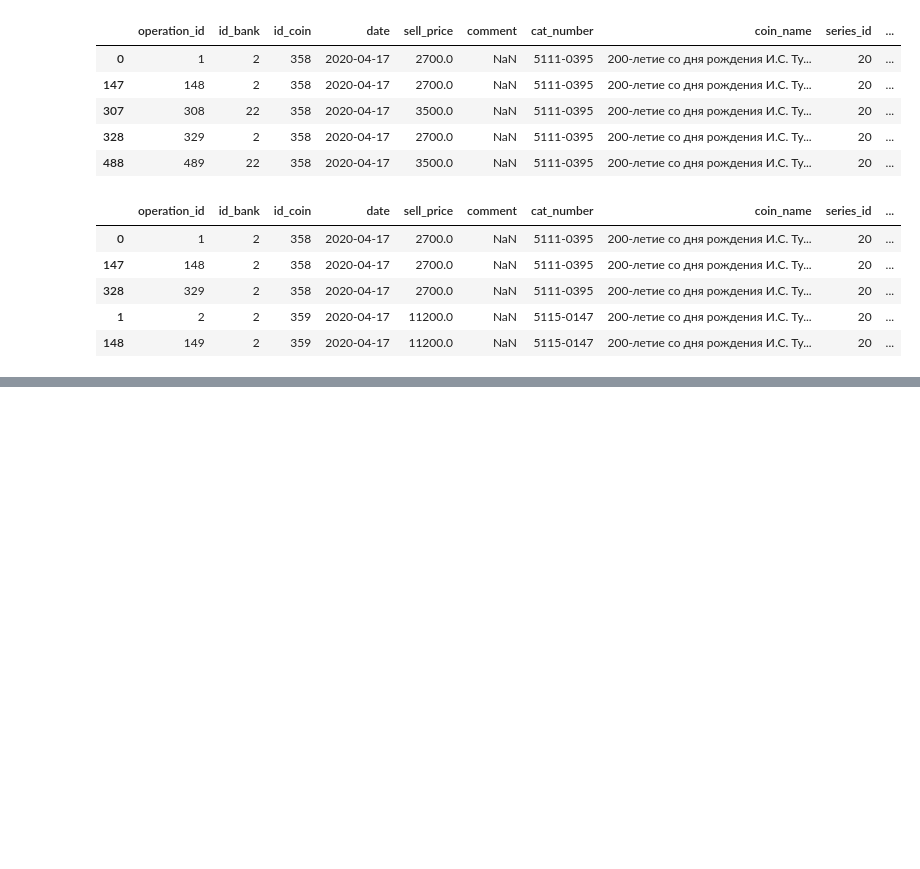
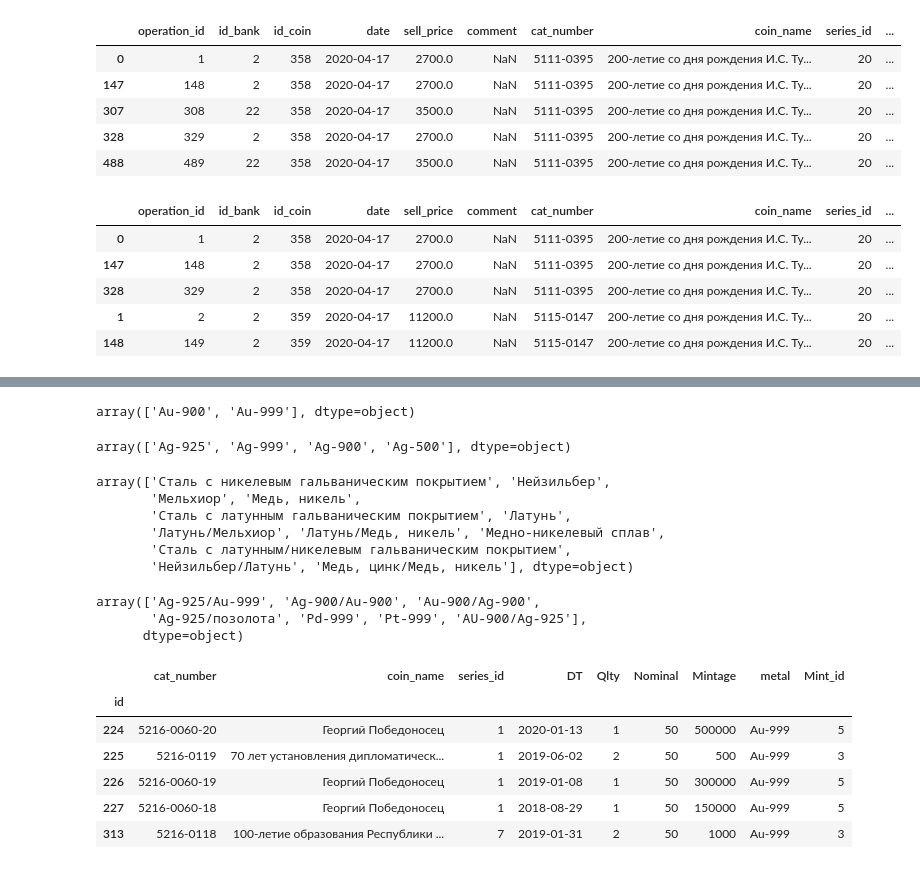
Before and after one commit to ilyinss/cbr_metall_analytics, a Jupyter notebook: decomp_metall_time_series.ipynb, the cells around one changed output, grey strips where cells are left out. Saved outputs shown, nothing was run; the diff lists cells and outputs as text; code cells hidden in the pictures; blank space fills up the shorter version.

```diff
--- a/decomp_metall_time_series.ipynb
+++ b/decomp_metall_time_series.ipynb
@@ -356,2 +368,40 @@ allcoins_nedrag = clear_not_in_list(drag_list, allcoins)
+# %%
+allcoins_gold = allcoins[allcoins['metal'].isin(gold_list)]
+allcoins_gold.metal.unique()
+# %% [output]
+array(['Au-900', 'Au-999'], dtype=object)
+# %%
+allcoins_silver = allcoins[allcoins['metal'].isin(silver_list)]
+allcoins_silver.metal.unique()
+# %% [output]
+array(['Ag-925', 'Ag-999', 'Ag-900', 'Ag-500'], dtype=object)
+# %%
+allcoins_nedrag = allcoins[allcoins['metal'].isin(nedrag_list)]
+allcoins_nedrag.metal.unique()
+# %% [output]
+array(['Сталь с никелевым гальваническим покрытием', 'Нейзильбер',
+       'Мельхиор', 'Медь, никель',
+       'Сталь с латунным гальваническим покрытием', 'Латунь',
+       'Латунь/Мельхиор', 'Латунь/Медь, никель', 'Медно-никелевый сплав',
+       'Сталь с латунным/никелевым гальваническим покрытием',
+       'Нейзильбер/Латунь', 'Медь, цинк/Медь, никель'], dtype=object)
+# %%
+allcoins_combine = allcoins[allcoins['metal'].isin(combine_metal_list)]
+allcoins_combine.metal.unique()
+# %% [output]
+array(['Ag-925/Au-999', 'Ag-900/Au-900', 'Au-900/Ag-900',
+       'Ag-925/позолота', 'Pd-999', 'Pt-999', 'AU-900/Ag-925'],
+      dtype=object)
 # %%
 startdate = pd.to_datetime("2017-01-01").date()
+# %%
+allcoins_gold_3_years = allcoins_gold[allcoins_gold['DT'] >= startdate]
+allcoins_gold_3_years.head()
+# %% [output]
+|  | cat_number | coin_name | series_id | DT | Qlty | Nominal | Mintage | metal | Mint_id |
+| id |  |  |  |  |  |  |  |  |  |
+| 224 | 5216-0060-20 | Георгий Победоносец | 1 | 2020-01-13 | 1 | 50 | 500000 | Au-999 | 5 |
+| 225 | 5216-0119 | 70 лет установления дипломатическ... | 1 | 2019-06-02 | 2 | 50 | 500 | Au-999 | 3 |
+| 226 | 5216-0060-19 | Георгий Победоносец | 1 | 2019-01-08 | 1 | 50 | 300000 | Au-999 | 5 |
+| 227 | 5216-0060-18 | Георгий Победоносец | 1 | 2018-08-29 | 1 | 50 | 150000 | Au-999 | 5 |
+| 313 | 5216-0118 | 100-летие образования Республики ... | 7 | 2019-01-31 | 2 | 50 | 1000 | Au-999 | 3 |
```
Also changed, not shown: parts of 35 cells of this notebook.
